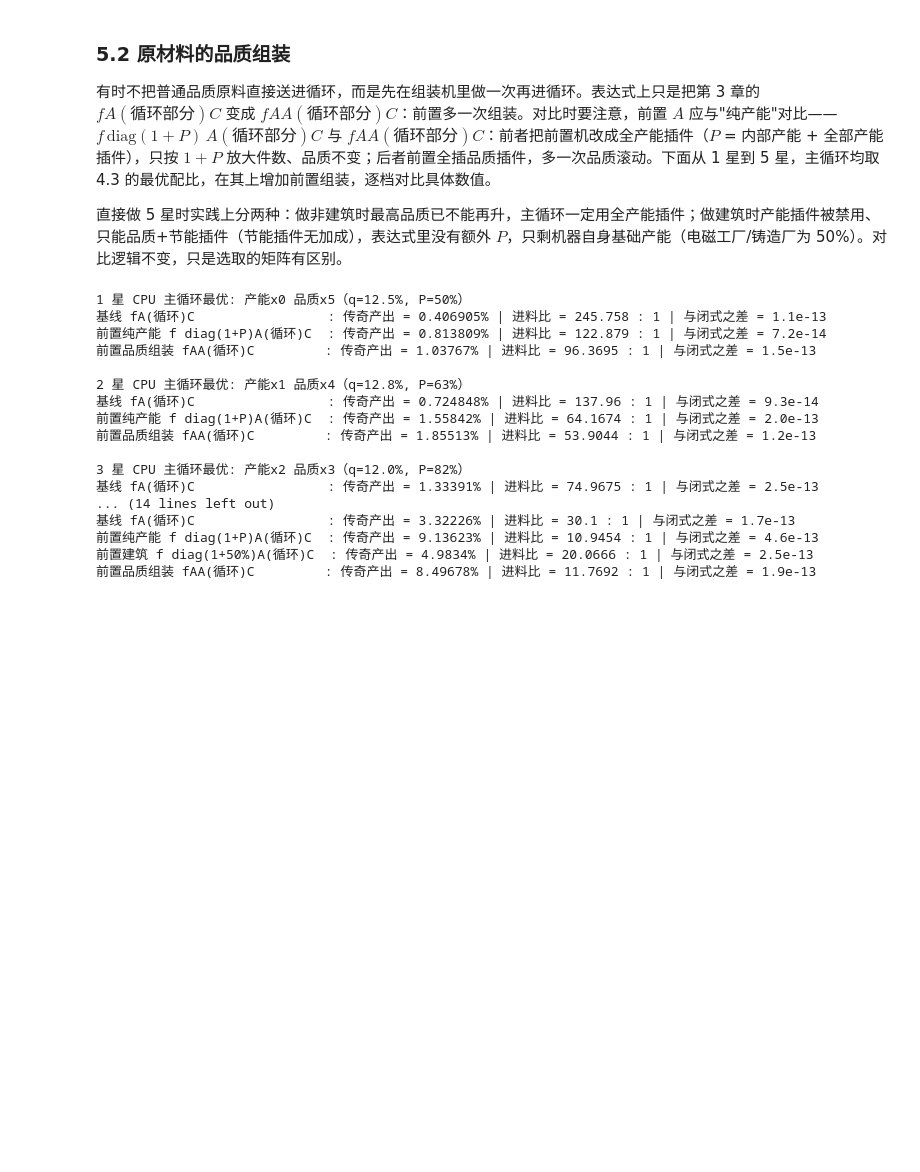
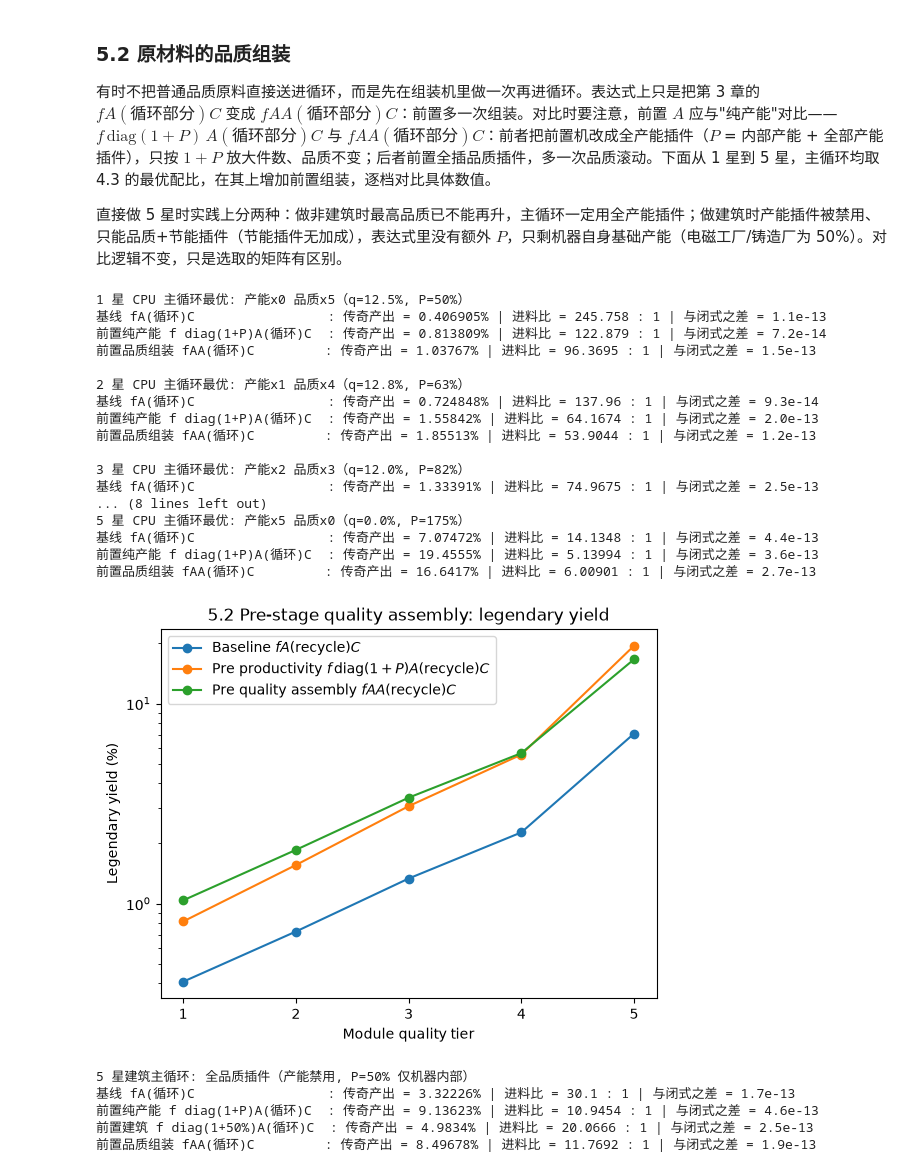
Before and after one commit to CroMarmot/factorio_quality, a Jupyter notebook: notebooks/01_quality_theory.ipynb, the cells around one changed output. Saved outputs shown, nothing was run; the diff lists cells and outputs as text; code cells hidden in the pictures; blank space fills up the shorter version.

Commit message:
add line charts to 5.2 and new 5.3 fixed-productivity quality sweep

```diff
--- a/notebooks/01_quality_theory.ipynb
+++ b/notebooks/01_quality_theory.ipynb
@@ -532,8 +532,12 @@ for q_t in range(1, 6):
 
 直接做 5 星时实践上分两种：做非建筑时最高品质已不能再升，主循环一定用全产能插件；做建筑时产能插件被禁用、只能品质+节能插件（节能插件无加成），表达式里没有额外 $P$，只剩机器自身基础产能（电磁工厂/铸造厂为 50%）。对比逻辑不变，只是选取的矩阵有区别。
 # %%
+import matplotlib.pyplot as plt
+
 # 原材料品质组装 vs 纯产能前置：主循环取 4.3 的最优配比，在其上增加前置组装
-for q_t in range(1, 6):
+tiers = list(range(1, 6))
+y_base, y_prod, y_qual = [], [], []
+for q_t in tiers:
     R = recycler(q_t=q_t)
     # 4.3 最优配比：枚举 p_n 取传奇产出最大者
     best_y, best_p_n = max(
@@ -553,17 +557,31 @@ for q_t in range(1, 6):
 
     P_main = MACHINES["电磁工厂"]["base_productivity"] + p_n * PRODUCTIVITY_MOD3[q_t]
     print(f"{q_t} 星 CPU 主循环最优: 产能x{p_n} 品质x{q_n}（q={q_n * QUALITY_MOD3[q_t]:.1%}, P={P_main:.0%}）")
-    for label, head in (
-        ("基线 fA(循环)C                 ", np.eye(5)),
-        ("前置纯产能 f diag(1+P)A(循环)C  ", diag([1 + P_q] * 5)),
-        ("前置品质组装 fAA(循环)C         ", A_q),
+    for label, head, bucket in (
+        ("基线 fA(循环)C                 ", np.eye(5), y_base),
+        ("前置纯产能 f diag(1+P)A(循环)C  ", diag([1 + P_q] * 5), y_prod),
+        ("前置品质组装 fAA(循环)C         ", A_q, y_qual),
     ):
         y_leg, diff = legendary_yield(A, R, head=head)
+        bucket.append(y_leg * 100)
         print(
             f"{label}: 传奇产出 = {y_leg * 100:.6g}% | 进料比 = {1 / y_leg:.6g} : 1"
             f" | 与闭式之差 = {diff:.1e}"
         )
     print()
+
+# 折线图：传奇产出（%，对数轴）vs 插件品质星级
+plt.figure()
+plt.plot(tiers, y_base, marker="o", label=r"Baseline $fA(\mathrm{recycle})C$")
+plt.plot(tiers, y_prod, marker="o", label=r"Pre productivity $f\,\mathrm{diag}(1+P)A(\mathrm{recycle})C$")
+plt.plot(tiers, y_qual, marker="o", label=r"Pre quality assembly $fAA(\mathrm{recycle})C$")
+plt.yscale("log")
+plt.xticks(tiers)
+plt.xlabel("Module quality tier")
+plt.ylabel("Legendary yield (%)")
+plt.title("5.2 Pre-stage quality assembly: legendary yield")
+plt.legend()
+plt.show()
 
 # 5星直接做建筑：产能插件禁用（节能插件无加成），矩阵无额外 P，只剩机器内部产能 50%
 q_t = 5
@@ -571,35 +589,41 @@ A_b = electromagnetic_plant(q_n=5, q_t=q_t, p_n=0, p_t=0)  # 全品质（节能
 R = recycler(q_t=q_t)
 A_q = electromagnetic_plant(q_n=5, q_t=q_t, p_n=0, p_t=0)  # 前置做中间品不受建筑限制
 # 前置也是建筑：产能插件禁用，只剩机器内部产能 50%
 P_q = MACHINES["电磁工厂"]["base_productivity"] + 5 * PRODUCTIVITY_MOD3[q_t]
 
 print(f"5 星建筑主循环: 全品质插件（产能禁用, P={MACHINES['电磁工厂']['base_productivity']:.0%} 仅机器内部）")
 for label, head in (
     ("基线 fA(循环)C                 ", np.eye(5)),
     ("前置纯产能 f diag(1+P)A(循环)C  ", diag([1 + P_q] * 5)),
     ("前置建筑 f diag(1+50%)A(循环)C  ", diag([1 + MACHINES["电磁工厂"]["base_productivity"]] * 5)),
     ("前置品质组装 fAA(循环)C         ", A_q),
 ):
     y_leg, diff = legendary_yield(A_b, R, head=head)
     print(
         f"{label}: 传奇产出 = {y_leg * 100:.6g}% | 进料比 = {1 / y_leg:.6g} : 1"
         f" | 与闭式之差 = {diff:.1e}"
     )
 # %% [output]
 1 星 CPU 主循环最优: 产能x0 品质x5（q=12.5%, P=50%）
 基线 fA(循环)C                 : 传奇产出 = 0.406905% | 进料比 = 245.758 : 1 | 与闭式之差 = 1.1e-13
 前置纯产能 f diag(1+P)A(循环)C  : 传奇产出 = 0.813809% | 进料比 = 122.879 : 1 | 与闭式之差 = 7.2e-14
 前置品质组装 fAA(循环)C         : 传奇产出 = 1.03767% | 进料比 = 96.3695 : 1 | 与闭式之差 = 1.5e-13
 
 2 星 CPU 主循环最优: 产能x1 品质x4（q=12.8%, P=63%）
 基线 fA(循环)C                 : 传奇产出 = 0.724848% | 进料比 = 137.96 : 1 | 与闭式之差 = 9.3e-14
 前置纯产能 f diag(1+P)A(循环)C  : 传奇产出 = 1.55842% | 进料比 = 64.1674 : 1 | 与闭式之差 = 2.0e-13
 前置品质组装 fAA(循环)C         : 传奇产出 = 1.85513% | 进料比 = 53.9044 : 1 | 与闭式之差 = 1.2e-13
 
 3 星 CPU 主循环最优: 产能x2 品质x3（q=12.0%, P=82%）
 基线 fA(循环)C                 : 传奇产出 = 1.33391% | 进料比 = 74.9675 : 1 | 与闭式之差 = 2.5e-13
-... (14 lines left out)
-基线 fA(循环)C                 : 传奇产出 = 3.32226% | 进料比 = 30.1 : 1 | 与闭式之差 = 1.7e-13
-前置纯产能 f diag(1+P)A(循环)C  : 传奇产出 = 9.13623% | 进料比 = 10.9454 : 1 | 与闭式之差 = 4.6e-13
-前置建筑 f diag(1+50%)A(循环)C  : 传奇产出 = 4.9834% | 进料比 = 20.0666 : 1 | 与闭式之差 = 2.5e-13
-前置品质组装 fAA(循环)C         : 传奇产出 = 8.49678% | 进料比 = 11.7692 : 1 | 与闭式之差 = 1.9e-13
+... (8 lines left out)
+5 星 CPU 主循环最优: 产能x5 品质x0（q=0.0%, P=175%）
+基线 fA(循环)C                 : 传奇产出 = 7.07472% | 进料比 = 14.1348 : 1 | 与闭式之差 = 4.4e-13
+前置纯产能 f diag(1+P)A(循环)C  : 传奇产出 = 19.4555% | 进料比 = 5.13994 : 1 | 与闭式之差 = 3.6e-13
+前置品质组装 fAA(循环)C         : 传奇产出 = 16.6417% | 进料比 = 6.00901 : 1 | 与闭式之差 = 2.7e-13
+[figure, added]
+5 星建筑主循环: 全品质插件（产能禁用, P=50% 仅机器内部）
+基线 fA(循环)C                 : 传奇产出 = 3.32226% | 进料比 = 30.1 : 1 | 与闭式之差 = 1.7e-13
+前置纯产能 f diag(1+P)A(循环)C  : 传奇产出 = 9.13623% | 进料比 = 10.9454 : 1 | 与闭式之差 = 4.6e-13
+前置建筑 f diag(1+50%)A(循环)C  : 传奇产出 = 4.9834% | 进料比 = 20.0666 : 1 | 与闭式之差 = 2.5e-13
+前置品质组装 fAA(循环)C         : 传奇产出 = 8.49678% | 进料比 = 11.7692 : 1 | 与闭式之差 = 1.9e-13
```
Also changed, not shown: parts of 2 cells of this notebook, 1 other file.
